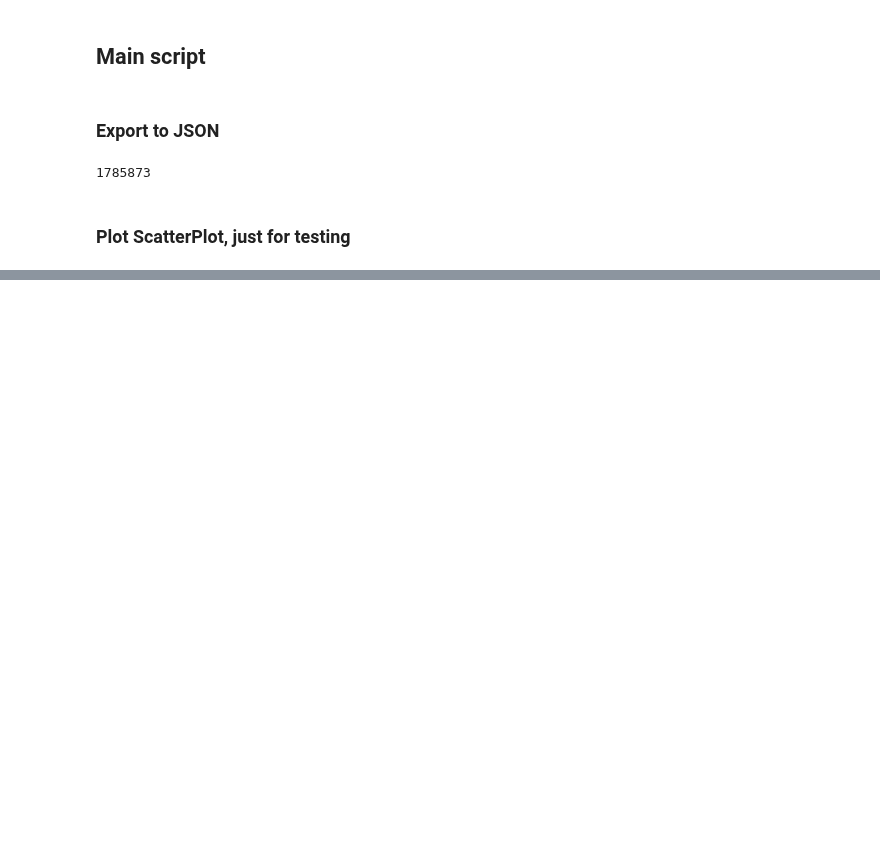
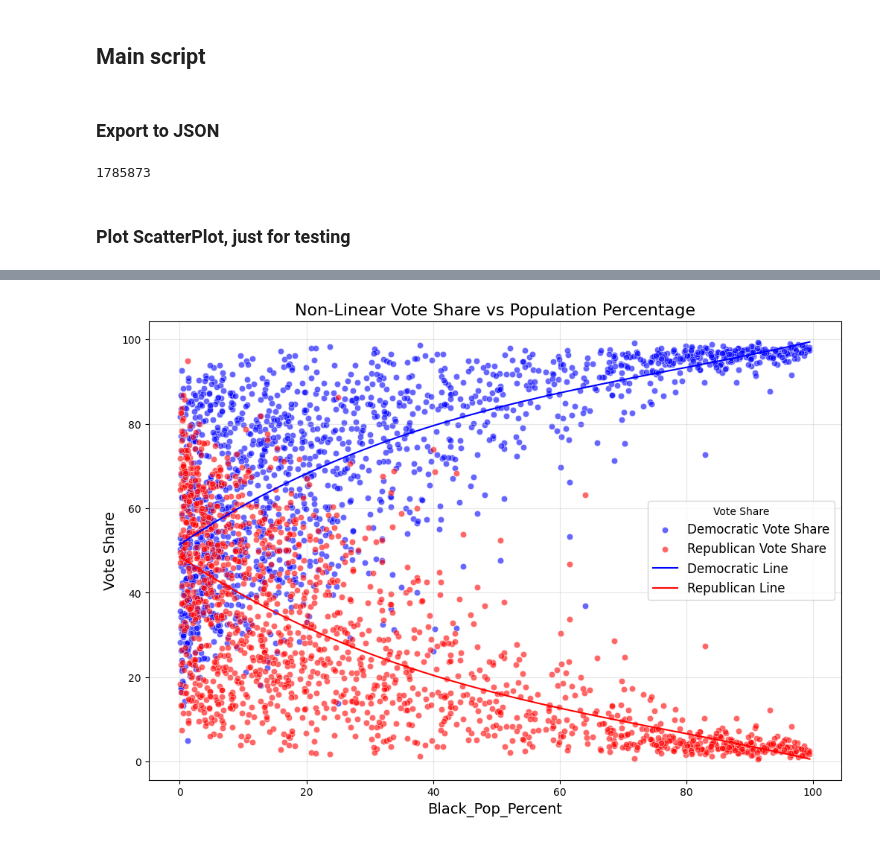
Before and after one commit to SBU-CSE-416/votifier, a Jupyter notebook: server/data/preprocess_gingles.ipynb, the cells around one changed output, grey strips where cells are left out. Saved outputs shown, nothing was run; the diff lists cells and outputs as text; code cells hidden in the pictures; blank space fills up the shorter version.

```diff
--- a/server/data/preprocess_gingles.ipynb
+++ b/server/data/preprocess_gingles.ipynb
@@ -135,0 +140,20 @@ plot_vote_share_vs_population(
+# %%
+md_election_gov_df = pd.read_json('states/maryland/election/md_election_gov_22.json')
+md_race_df = pd.read_json('states/maryland/demographics/maryland_precincts_racial_population.json')
+md_region_type_df = pd.read_json('states/maryland/geodata/maryland_precincts_region_type.json')
+md_econ_df = pd.read_json('states/maryland/economic/maryland_precincts_household_income.json')
+# %%
+md_white_pop_vote_share_df = process_population_vote_share(md_race_df, md_election_gov_df, md_region_type_df, md_econ_df, 'White_Pop_Percent', 'WHT_NHSP22')
+md_black_pop_vote_share_df = process_population_vote_share(md_race_df, md_election_gov_df, md_region_type_df, md_econ_df, 'Black_Pop_Percent', 'BLK_NHSP22')
+md_asian_pop_vote_share_df = process_population_vote_share(md_race_df, md_election_gov_df, md_region_type_df, md_econ_df, 'Asian_Pop_Percent', 'ASN_NHSP22')
+md_hispanic_pop_vote_share_df = process_population_vote_share(md_race_df, md_election_gov_df, md_region_type_df, md_econ_df, 'Hispanic_Pop_Percent', 'HPI_NHSP22')
+# %%
+plot_vote_share_vs_population(
+    df=md_black_pop_vote_share_df,
+    population_col='Black_Pop_Percent',
+    dem_col='Democratic_Vote_Share',
+    rep_col='Republican_Vote_Share',
+    degree=3
+)
+# %% [output]
+[figure, added]
```
Also changed, not shown: parts of 6 cells of this notebook, 7 other files.
